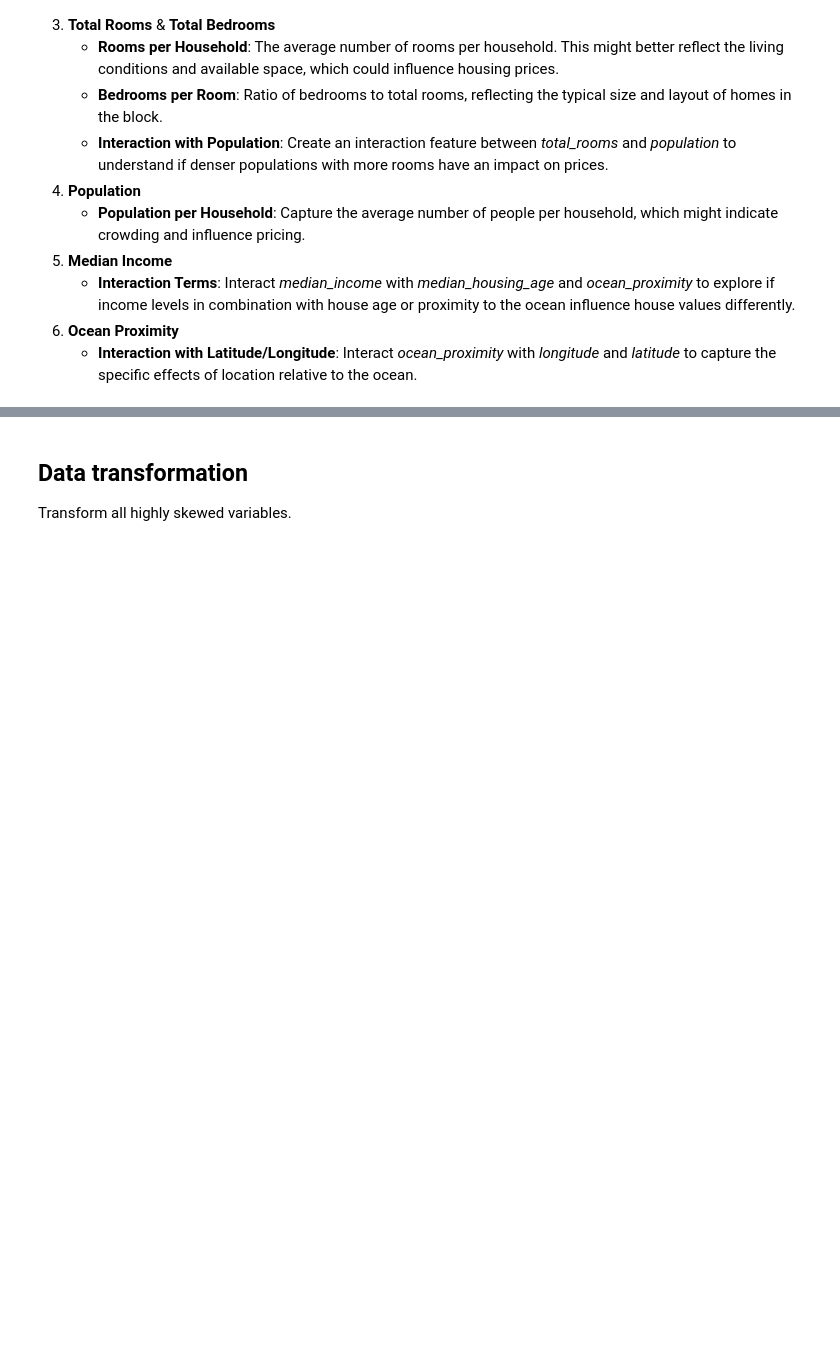
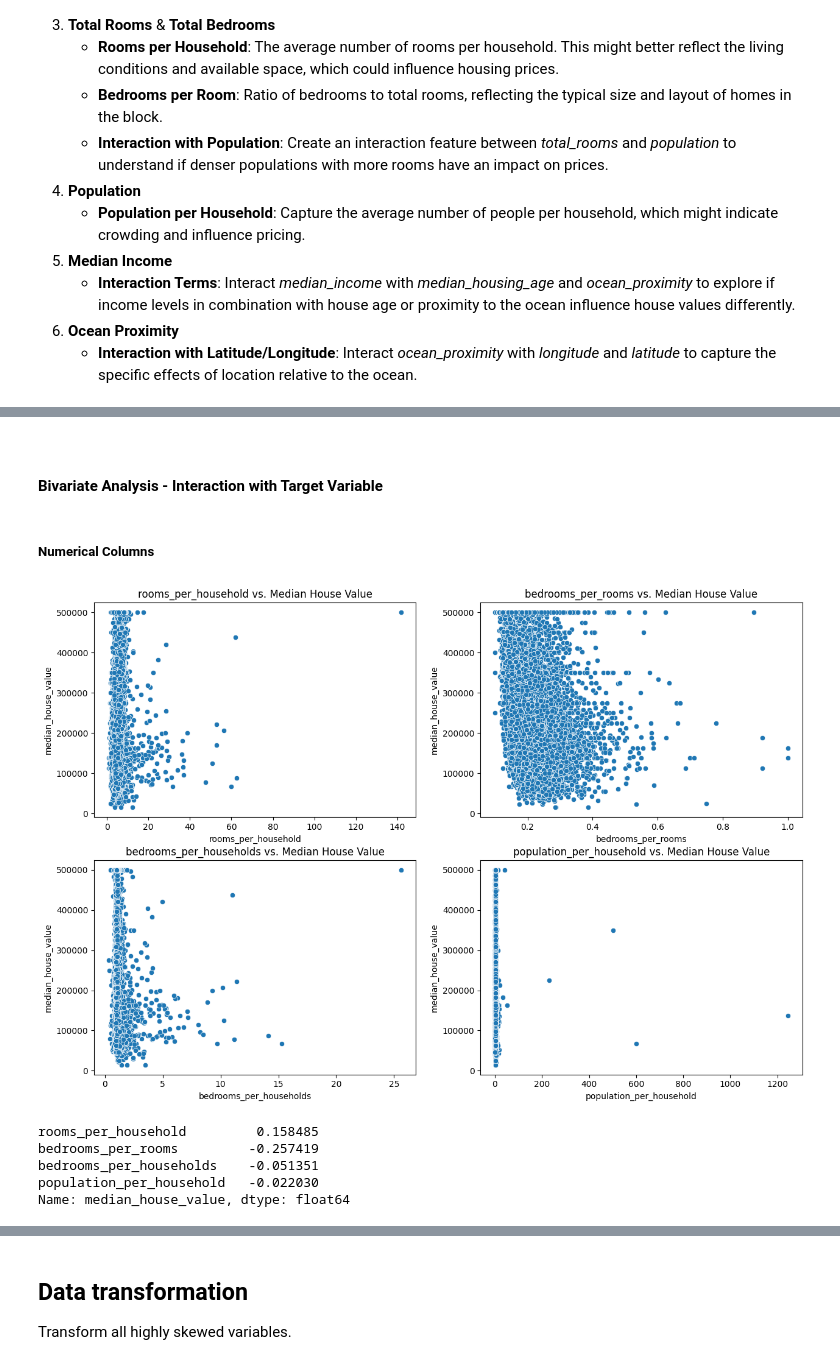
Before and after one commit to sohbatSandhu/california-housing-price-prediction, a Jupyter notebook: notebooks/Model Training.ipynb, the cells around one changed output, grey strips where cells are left out. Saved outputs shown, nothing was run; the diff lists cells and outputs as text; code cells hidden in the pictures; blank space fills up the shorter version.

```diff
--- a/notebooks/Model Training.ipynb
+++ b/notebooks/Model Training.ipynb
@@ -81,0 +295,25 @@ The following features could be engineered:
+# %% [markdown]
+<!--  -->
+# %% [markdown]
+#### Bivariate Analysis - Interaction with Target Variable
+# %% [markdown]
+##### Numerical Columns
+# %%
+# Check for the relationship between the numerical columns and the target variable
+plt.figure(figsize = (15, 32))
+for i, feature in enumerate(engineered_features, 1):
+    plt.subplot(2, 2, i)
+    sns.scatterplot(data=engineered_df, x=feature, y=target)
+    plt.title(f'{feature} vs. Median House Value')
+plt.show()
+# %% [output]
+[figure, added]
+# %%
+corr_matrix = engineered_df.drop(columns=categorical_features, axis=1).corr()
+corr_matrix[target][-4:]
+# %% [output]
+rooms_per_household         0.158485
+bedrooms_per_rooms         -0.257419
+bedrooms_per_households    -0.051351
+population_per_household   -0.022030
+Name: median_house_value, dtype: float64
```
Also changed, not shown: parts of 85 cells of this notebook, 1 other file.
